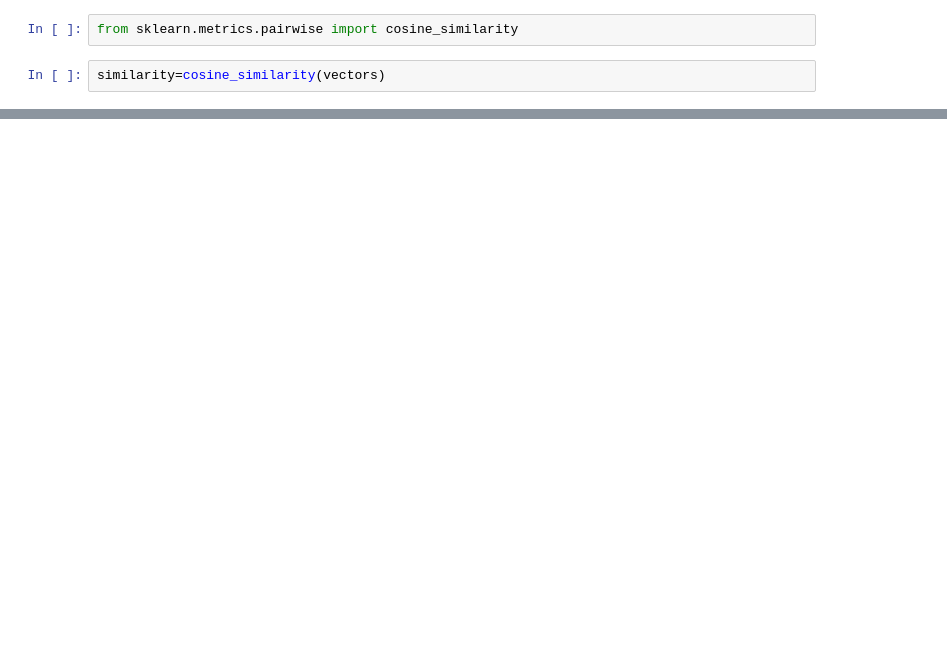
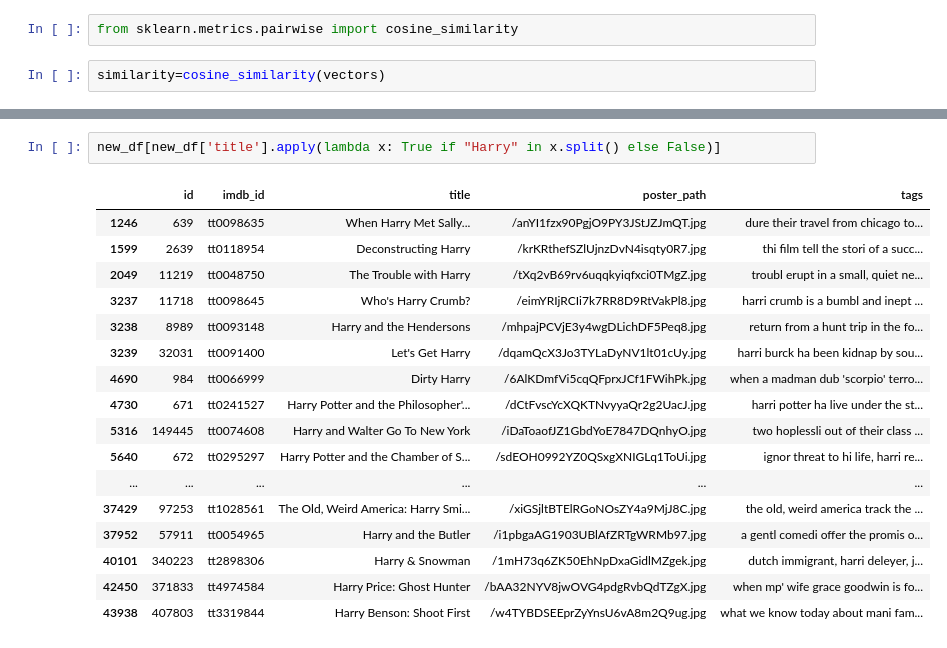
Before and after one commit to Samriddhi2711/movie_recommendation, a Jupyter notebook: movie.ipynb, the cells around one changed output, grey strips where cells are left out. Cells and saved outputs as stored; diff of their text form; blank space fills up the shorter version.

```diff
--- a/movie.ipynb
+++ b/movie.ipynb
@@ -426,0 +564,20 @@ df.sample()
+# %%
+new_df[new_df['title'].apply(lambda x: True if "Harry" in x.split() else False)]
+# %% [output]
+|  | id | imdb_id | title | poster_path | tags |
+| 1246 | 639 | tt0098635 | When Harry Met Sally... | /anYI1fzx90PgjO9PY3JStJZJmQT.jpg | dure their travel from chicago to... |
+| 1599 | 2639 | tt0118954 | Deconstructing Harry | /krKRthefSZlUjnzDvN4isqty0R7.jpg | thi film tell the stori of a succ... |
+| 2049 | 11219 | tt0048750 | The Trouble with Harry | /tXq2vB69rv6uqqkyiqfxci0TMgZ.jpg | troubl erupt in a small, quiet ne... |
+| 3237 | 11718 | tt0098645 | Who's Harry Crumb? | /eimYRIjRCIi7k7RR8D9RtVakPl8.jpg | harri crumb is a bumbl and inept ... |
+| 3238 | 8989 | tt0093148 | Harry and the Hendersons | /mhpajPCVjE3y4wgDLichDF5Peq8.jpg | return from a hunt trip in the fo... |
+| 3239 | 32031 | tt0091400 | Let's Get Harry | /dqamQcX3Jo3TYLaDyNV1lt01cUy.jpg | harri burck ha been kidnap by sou... |
+| 4690 | 984 | tt0066999 | Dirty Harry | /6AlKDmfVi5cqQFprxJCf1FWihPk.jpg | when a madman dub 'scorpio' terro... |
+| 4730 | 671 | tt0241527 | Harry Potter and the Philosopher'... | /dCtFvscYcXQKTNvyyaQr2g2UacJ.jpg | harri potter ha live under the st... |
+| 5316 | 149445 | tt0074608 | Harry and Walter Go To New York | /iDaToaofJZ1GbdYoE7847DQnhyO.jpg | two hoplessli out of their class ... |
+| 5640 | 672 | tt0295297 | Harry Potter and the Chamber of S... | /sdEOH0992YZ0QSxgXNIGLq1ToUi.jpg | ignor threat to hi life, harri re... |
+| ... | ... | ... | ... | ... | ... |
+| 37429 | 97253 | tt1028561 | The Old, Weird America: Harry Smi... | /xiGSjltBTElRGoNOsZY4a9MjJ8C.jpg | the old, weird america track the ... |
+| 37952 | 57911 | tt0054965 | Harry and the Butler | /i1pbgaAG1903UBlAfZRTgWRMb97.jpg | a gentl comedi offer the promis o... |
+| 40101 | 340223 | tt2898306 | Harry & Snowman | /1mH73q6ZK50EhNpDxaGidlMZgek.jpg | dutch immigrant, harri deleyer, j... |
+| 42450 | 371833 | tt4974584 | Harry Price: Ghost Hunter | /bAA32NYV8jwOVG4pdgRvbQdTZgX.jpg | when mp' wife grace goodwin is fo... |
+| 43938 | 407803 | tt3319844 | Harry Benson: Shoot First | /w4TYBDSEEprZyYnsU6vA8m2Q9ug.jpg | what we know today about mani fam... |
```
Also changed, not shown: parts of 44 cells of this notebook.
